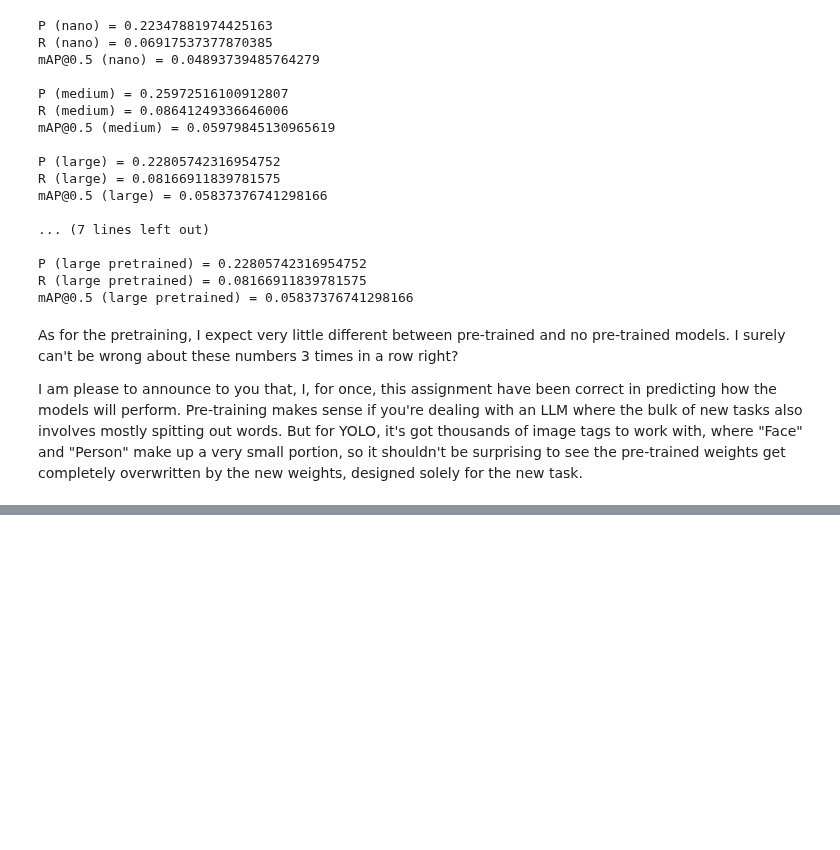
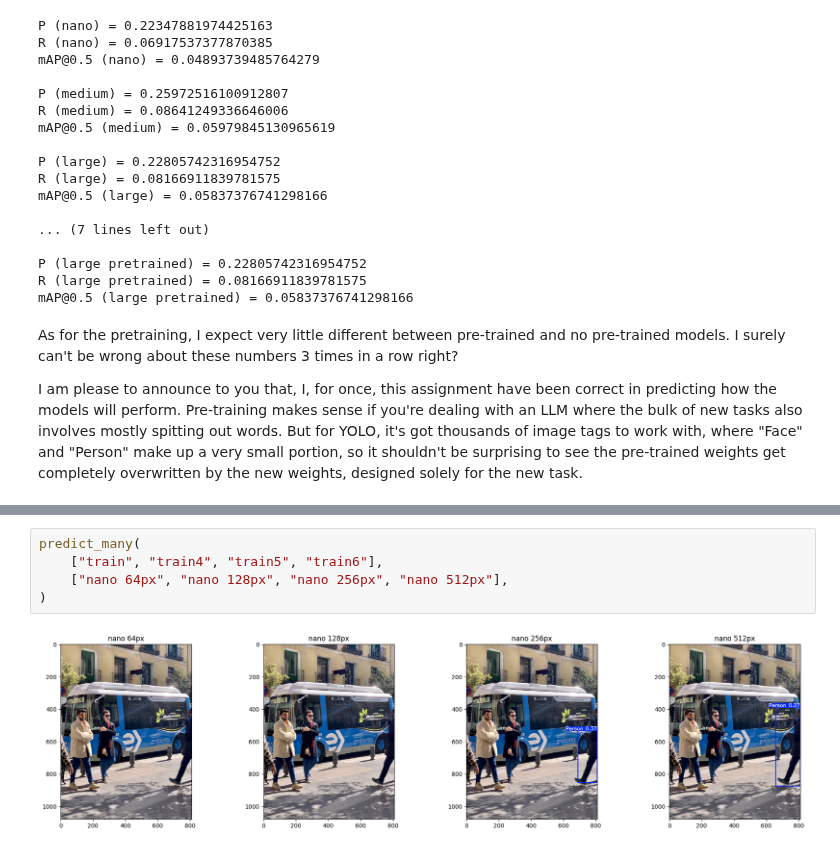
Before and after one commit to tresabhi/isu, a Jupyter notebook: me-280/homeworks/2/main.ipynb, the cells around one changed output, grey strips where cells are left out. Drawn from its saved outputs; the diff is of its cells as text; blank space fills up the shorter version.

```diff
--- a/me-280/homeworks/2/main.ipynb
+++ b/me-280/homeworks/2/main.ipynb
@@ -382,0 +410,7 @@ I am please to announce to you that, I, for once, this assignment have been corr
+# %%
+predict_many(
+    ["train", "train4", "train5", "train6"],
+    ["nano 64px", "nano 128px", "nano 256px", "nano 512px"],
+)
+# %% [output]
+[figure, added]
```
Also changed, not shown: parts of 3 cells of this notebook.
